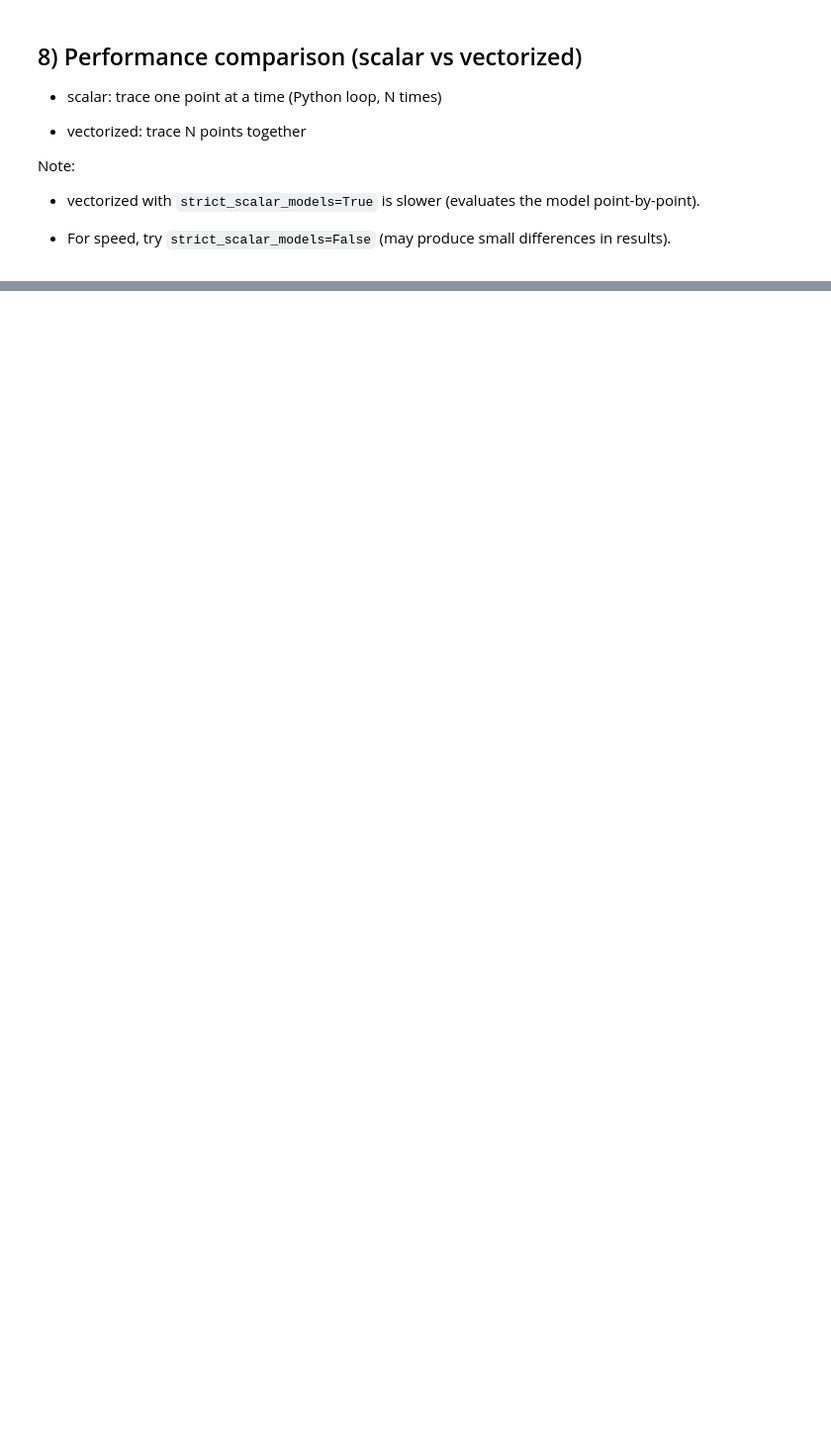
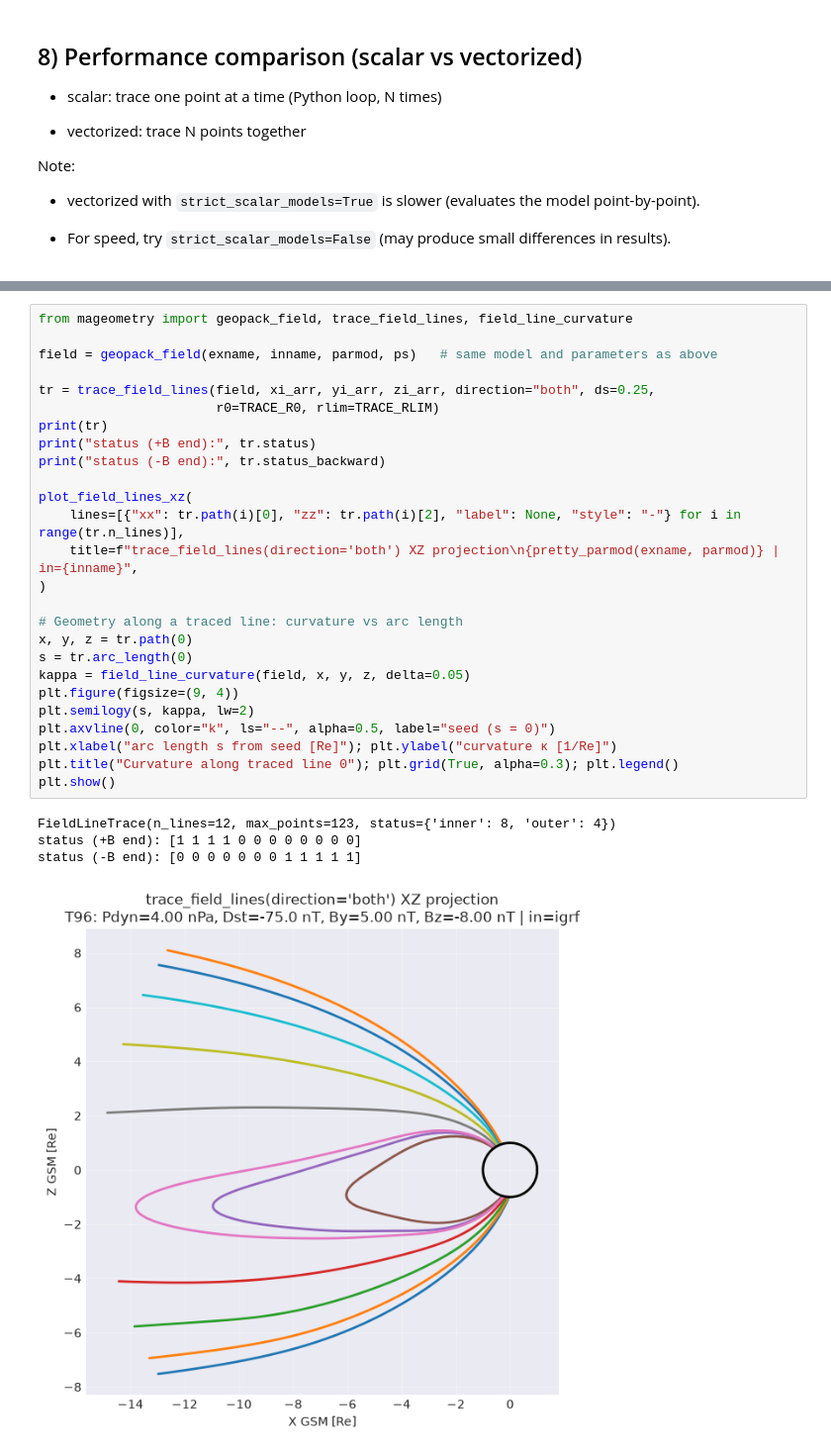
Before and after one commit to Butadiene/Mageometry, a Jupyter notebook: examples/notebooks/05_field_line_tracing_guide.ipynb, the cells around one changed output, grey strips where cells are left out. Shown at 99% size. Saved outputs shown, nothing was run; the diff lists cells and outputs as text; blank space fills up the shorter version.

```diff
--- a/examples/notebooks/05_field_line_tracing_guide.ipynb
+++ b/examples/notebooks/05_field_line_tracing_guide.ipynb
@@ -698,0 +713,31 @@ plt.show()
+# %%
+from mageometry import geopack_field, trace_field_lines, field_line_curvature
+
+field = geopack_field(exname, inname, parmod, ps)   # same model and parameters as above
+
+tr = trace_field_lines(field, xi_arr, yi_arr, zi_arr, direction="both", ds=0.25,
+                       r0=TRACE_R0, rlim=TRACE_RLIM)
+print(tr)
+print("status (+B end):", tr.status)
+print("status (-B end):", tr.status_backward)
+
+plot_field_lines_xz(
+    lines=[{"xx": tr.path(i)[0], "zz": tr.path(i)[2], "label": None, "style": "-"} for i in range(tr.n_lines)],
+    title=f"trace_field_lines(direction='both') XZ projection\n{pretty_parmod(exname, parmod)} | in={inname}",
+)
+
+# Geometry along a traced line: curvature vs arc length
+x, y, z = tr.path(0)
+s = tr.arc_length(0)
+kappa = field_line_curvature(field, x, y, z, delta=0.05)
+plt.figure(figsize=(9, 4))
+plt.semilogy(s, kappa, lw=2)
+plt.axvline(0, color="k", ls="--", alpha=0.5, label="seed (s = 0)")
+plt.xlabel("arc length s from seed [Re]"); plt.ylabel("curvature κ [1/Re]")
+plt.title("Curvature along traced line 0"); plt.grid(True, alpha=0.3); plt.legend()
+plt.show()
+# %% [output]
+FieldLineTrace(n_lines=12, max_points=123, status={'inner': 8, 'outer': 4})
+status (+B end): [1 1 1 1 0 0 0 0 0 0 0 0]
+status (-B end): [0 0 0 0 0 0 0 1 1 1 1 1]
+[figure, added]
```
Also changed, not shown: parts of 8 cells of this notebook, 7 other files.
